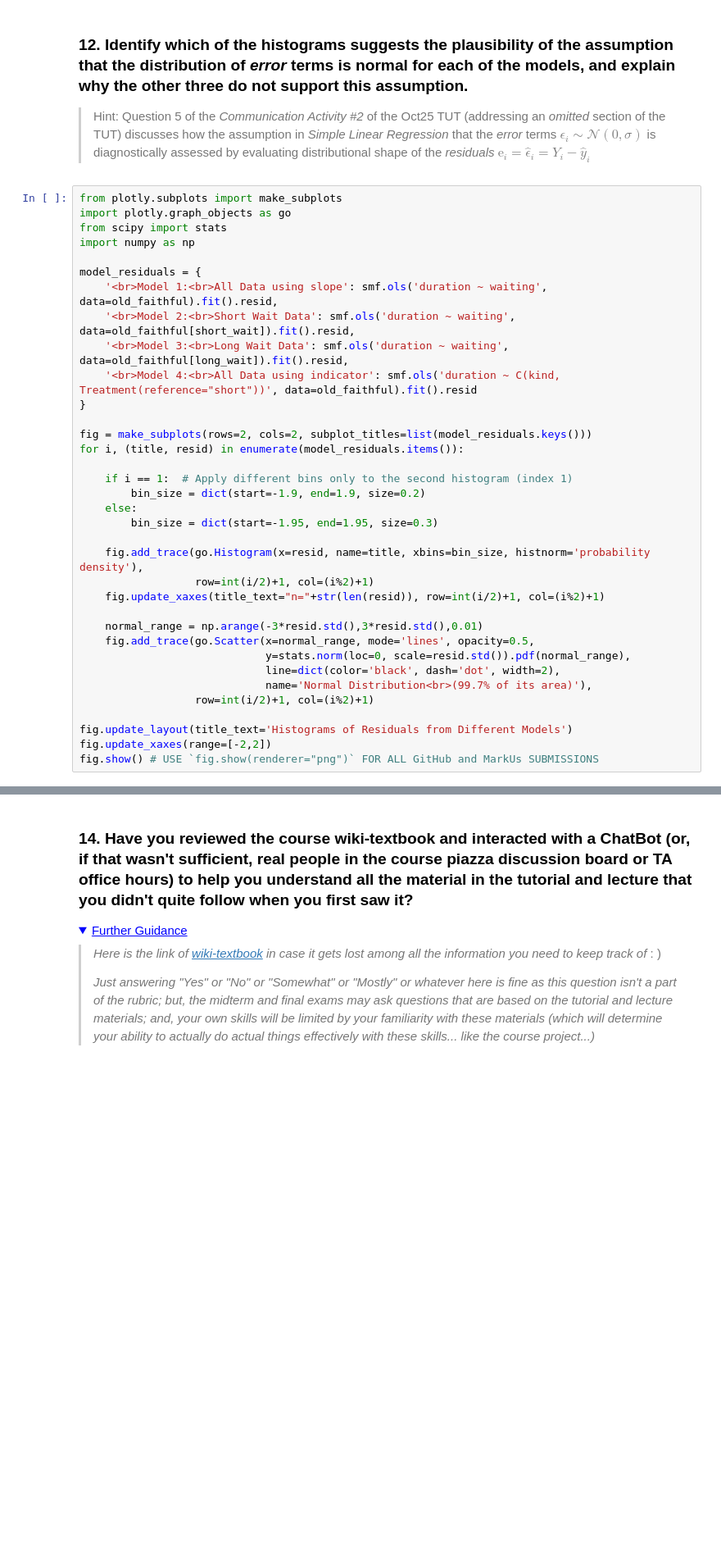
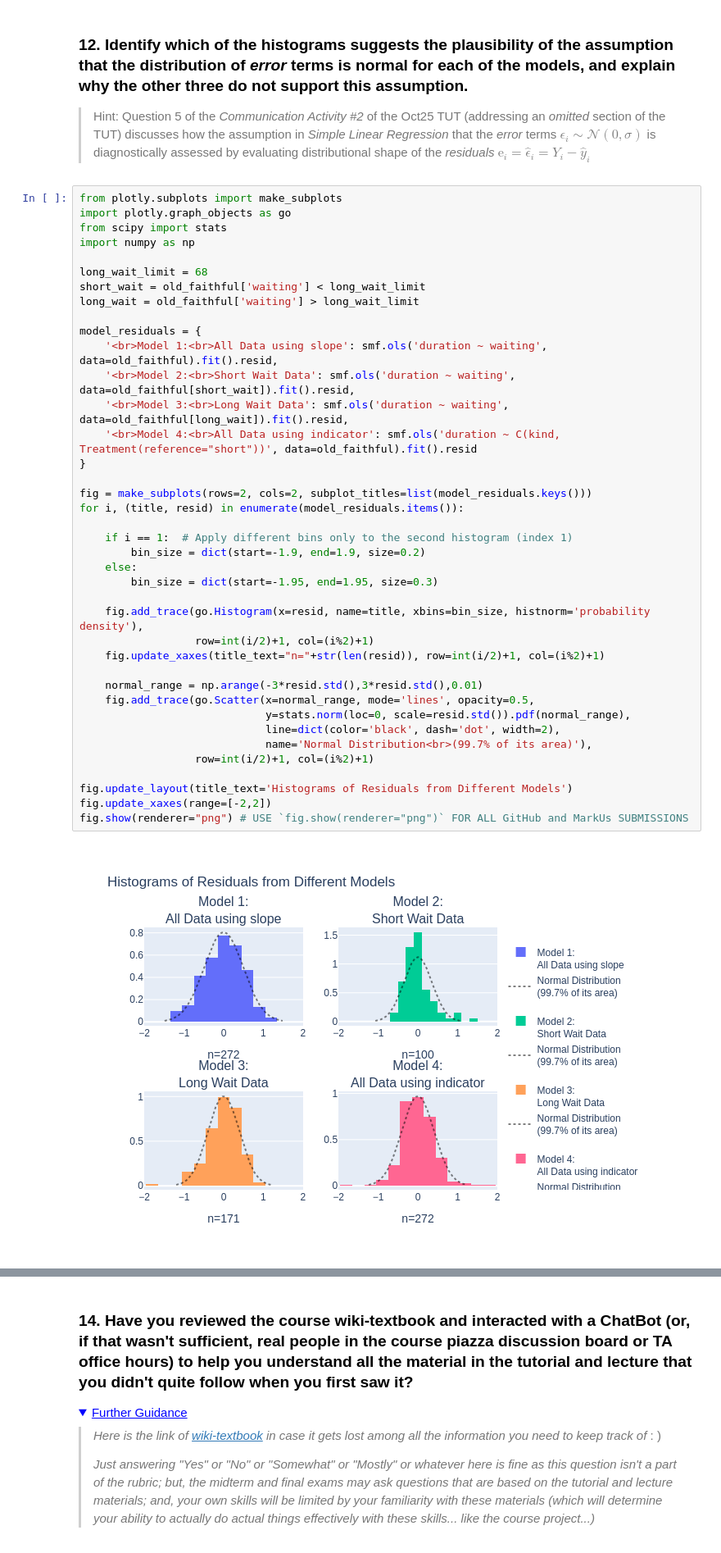
Before and after one commit to mikuknightforever/STA130, a Jupyter notebook: STA130F24_HW06_Week07ate09_DueNov07.ipynb, the cells around one changed output, grey strips where cells are left out. Shown at 82% size. Cells and saved outputs as stored; diff of their text form; folded sections open; blank space fills up the shorter version.

```diff
--- a/STA130F24_HW06_Week07ate09_DueNov07.ipynb
+++ b/STA130F24_HW06_Week07ate09_DueNov07.ipynb
@@ -720,33 +840,39 @@ from plotly.subplots import make_subplots
 import plotly.graph_objects as go
 from scipy import stats
 import numpy as np
+
+long_wait_limit = 68
+short_wait = old_faithful['waiting'] < long_wait_limit
+long_wait = old_faithful['waiting'] > long_wait_limit
 
 model_residuals = {
     '<br>Model 1:<br>All Data using slope': smf.ols('duration ~ waiting', data=old_faithful).fit().resid,
     '<br>Model 2:<br>Short Wait Data': smf.ols('duration ~ waiting', data=old_faithful[short_wait]).fit().resid,
     '<br>Model 3:<br>Long Wait Data': smf.ols('duration ~ waiting', data=old_faithful[long_wait]).fit().resid,
     '<br>Model 4:<br>All Data using indicator': smf.ols('duration ~ C(kind, Treatment(reference="short"))', data=old_faithful).fit().resid
 }
 
 fig = make_subplots(rows=2, cols=2, subplot_titles=list(model_residuals.keys()))
 for i, (title, resid) in enumerate(model_residuals.items()):
 
     if i == 1:  # Apply different bins only to the second histogram (index 1)
         bin_size = dict(start=-1.9, end=1.9, size=0.2)
     else:
         bin_size = dict(start=-1.95, end=1.95, size=0.3)
 
     fig.add_trace(go.Histogram(x=resid, name=title, xbins=bin_size, histnorm='probability density'),
                   row=int(i/2)+1, col=(i%2)+1)
     fig.update_xaxes(title_text="n="+str(len(resid)), row=int(i/2)+1, col=(i%2)+1)
 
     normal_range = np.arange(-3*resid.std(),3*resid.std(),0.01)
     fig.add_trace(go.Scatter(x=normal_range, mode='lines', opacity=0.5,
                              y=stats.norm(loc=0, scale=resid.std()).pdf(normal_range),
                              line=dict(color='black', dash='dot', width=2),
                              name='Normal Distribution<br>(99.7% of its area)'),
                   row=int(i/2)+1, col=(i%2)+1)
 
 fig.update_layout(title_text='Histograms of Residuals from Different Models')
 fig.update_xaxes(range=[-2,2])
-fig.show() # USE `fig.show(renderer="png")` FOR ALL GitHub and MarkUs SUBMISSIONS
+fig.show(renderer="png") # USE `fig.show(renderer="png")` FOR ALL GitHub and MarkUs SUBMISSIONS
+# %% [output]
+[figure, added]
```
Also changed, not shown: parts of 38 cells of this notebook.
